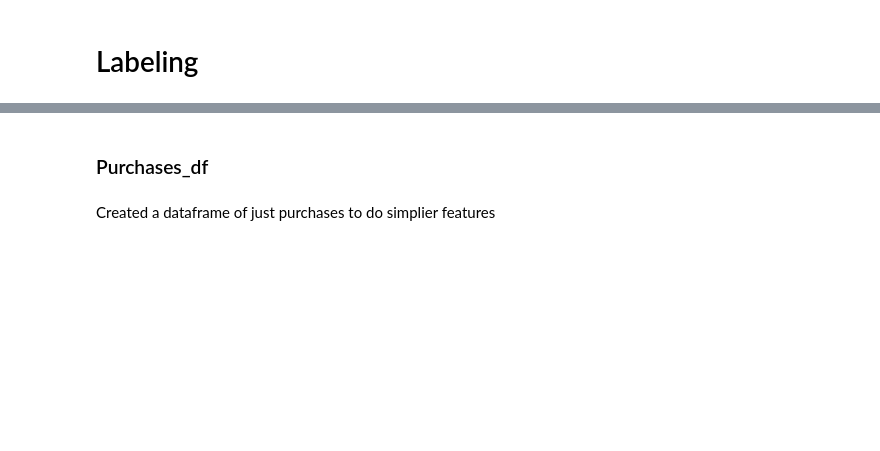
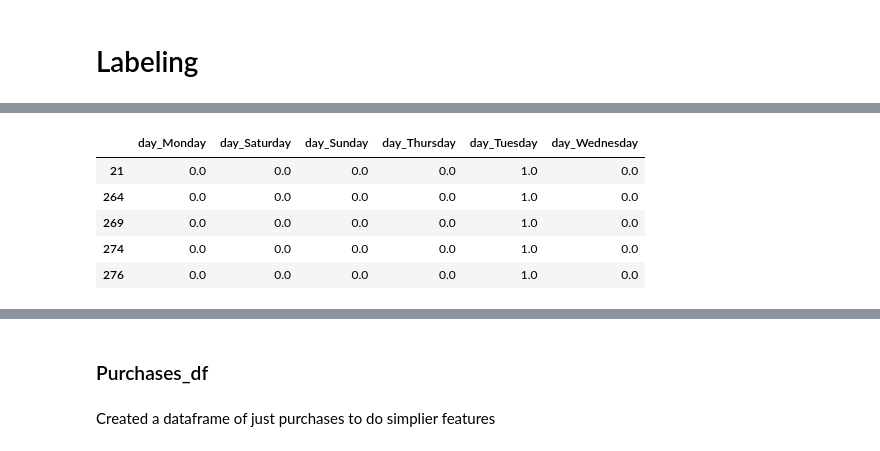
Before and after one commit to Johnny-Foreigner/predicting_purchases, a Jupyter notebook: data_exploration/MessyBedroom.ipynb, the cells around one changed output, grey strips where cells are left out. Cells and saved outputs as stored; diff of their text form; code cells hidden in the pictures; blank space fills up the shorter version.

```diff
--- a/data_exploration/MessyBedroom.ipynb
+++ b/data_exploration/MessyBedroom.ipynb
@@ -160,0 +203,11 @@ array=['appliances.environment.vacuum' 'stationery.cartrige'
+# %%
+ohe = OneHotEncoder(sparse=False, drop='first')
+day_labels = pd.DataFrame(ohe.fit_transform(ecom_df[['day']]), index=ecom_df.index, columns=ohe.get_feature_names(ecom_df[["day"]].columns))
+day_labels.head()
+# %% [output]
+|  | day_Monday | day_Saturday | day_Sunday | day_Thursday | day_Tuesday | day_Wednesday |
+| 21 | 0.0 | 0.0 | 0.0 | 0.0 | 1.0 | 0.0 |
+| 264 | 0.0 | 0.0 | 0.0 | 0.0 | 1.0 | 0.0 |
+| 269 | 0.0 | 0.0 | 0.0 | 0.0 | 1.0 | 0.0 |
+| 274 | 0.0 | 0.0 | 0.0 | 0.0 | 1.0 | 0.0 |
+| 276 | 0.0 | 0.0 | 0.0 | 0.0 | 1.0 | 0.0 |
```
Also changed, not shown: parts of 22 cells of this notebook.
